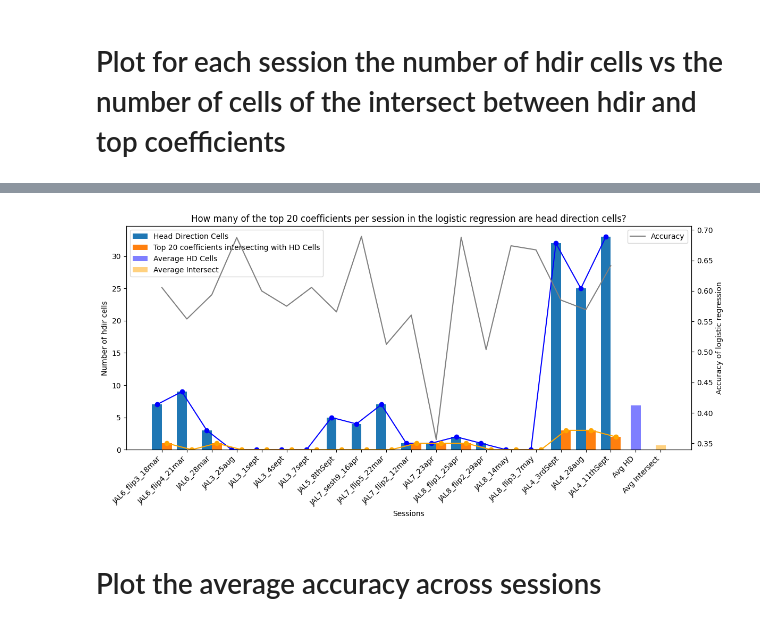
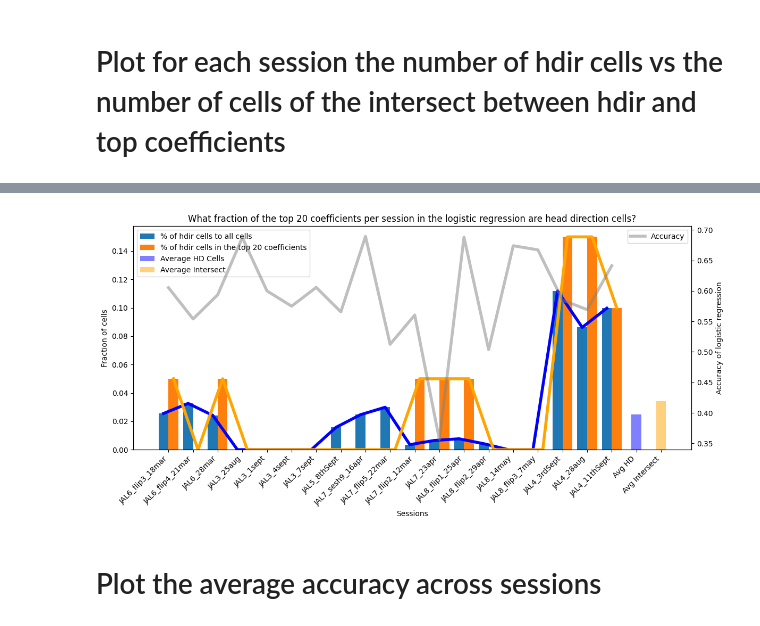
Before and after one commit to BrancoLab/JAL2_subgoal_pipeline, a Jupyter notebook: behave_analysis/analyze/overview/homing_analysis/decoding_spatial_eff/decode_spatial_eff.ipynb, the cells around one changed output, grey strips where cells are left out. Cells and saved outputs as stored; diff of their text form; code cells hidden in the pictures.

Commit message:
Bump to fraction of cells

```diff
--- a/behave_analysis/analyze/overview/homing_analysis/decoding_spatial_eff/decode_spatial_eff.ipynb
+++ b/behave_analysis/analyze/overview/homing_analysis/decoding_spatial_eff/decode_spatial_eff.ipynb
@@ -144,49 +164,49 @@ for experiment, session_name in zip(experiments_objects, session_names):
 # Prepare data for plotting
 data = coeff_counts
 sessions = list(data.keys())
-hd_cells = [data[session]['#_head_direction_cells'] for session in sessions]
-top_20_hd_cells = [data[session]['#_hdir_cells_that_top_20'] for session in sessions]
+hd_cells = [data[session]['#_head_direction_cells'] / len(average_coefs[session]) for session in sessions]
+top_20_hd_cells = [data[session]['#_hdir_cells_that_top_20'] / 20 for session in sessions]
 accuracies = [model_accuracy[session] for session in sessions]
 
 # Calculate averages
 average_hd_cells = np.mean(hd_cells)
 average_top_20_hd_cells = np.mean(top_20_hd_cells)
 
 # Plotting
 x_positions = np.arange(len(sessions))
 fig, ax1 = plt.subplots(figsize=(12, 6))
 
 # Plot bars on the primary y-axis
 bar_width = 0.4
-bar1 = ax1.bar(x_positions - bar_width / 2, hd_cells, bar_width, label='Head Direction Cells')
-bar2 = ax1.bar(x_positions + bar_width / 2, top_20_hd_cells, bar_width, label='Top 20 coefficients intersecting with HD Cells')
+bar1 = ax1.bar(x_positions - bar_width / 2, hd_cells, bar_width, label='% of hdir cells to all cells')
+bar2 = ax1.bar(x_positions + bar_width / 2, top_20_hd_cells, bar_width, label='% of hdir cells in the top 20 coefficients')
 
 # Plot points and lines on the primary y-axis
-ax1.plot(x_positions - bar_width / 2, hd_cells, 'o-', color='blue')
-ax1.plot(x_positions + bar_width / 2, top_20_hd_cells, 'o-', color='orange')
+ax1.plot(x_positions - bar_width / 2, hd_cells, color='blue', lw = 4)
+ax1.plot(x_positions + bar_width / 2, top_20_hd_cells, color='orange', lw = 4)
 
 # Average bars on the primary y-axis
 ax1.bar(len(sessions), average_hd_cells, bar_width, label='Average HD Cells', color='blue', alpha=0.5)
 ax1.bar(len(sessions) + 1, average_top_20_hd_cells, bar_width, label='Average Intersect', color='orange', alpha=0.5)
 
 # Customizing the primary y-axis
 ax1.set_xlabel('Sessions')
-ax1.set_ylabel('Number of hdir cells')
-ax1.set_title('How many of the top 20 coefficients per session in the logistic regression are head direction cells?')
+ax1.set_ylabel('Fraction of cells')
+ax1.set_title('What fraction of the top 20 coefficients per session in the logistic regression are head direction cells?')
 ax1.set_xticks(list(x_positions) + [len(sessions), len(sessions) + 1])
 ax1.set_xticklabels(sessions + ['Avg HD', 'Avg Intersect'], rotation=45, ha='right')
 ax1.legend(loc='upper left')
 
 # Secondary y-axis for accuracy
 ax2 = ax1.twinx()
 ax2.set_ylabel('Accuracy of logistic regression')
-ax2.plot(x_positions, accuracies, color='gray', label='Accuracy')
+ax2.plot(x_positions, accuracies, color='gray', alpha = 0.5, label='Accuracy', lw= 4)
 ax2.legend(loc='upper right')
 
 plt.tight_layout()
 plt.show()
 # %% [output]
-[figure, old version]
+[figure, new version]
 # %% [markdown]
 # Plot the average accuracy across sessions
 # %%
```
Also changed, not shown: parts of 2 cells of this notebook.
